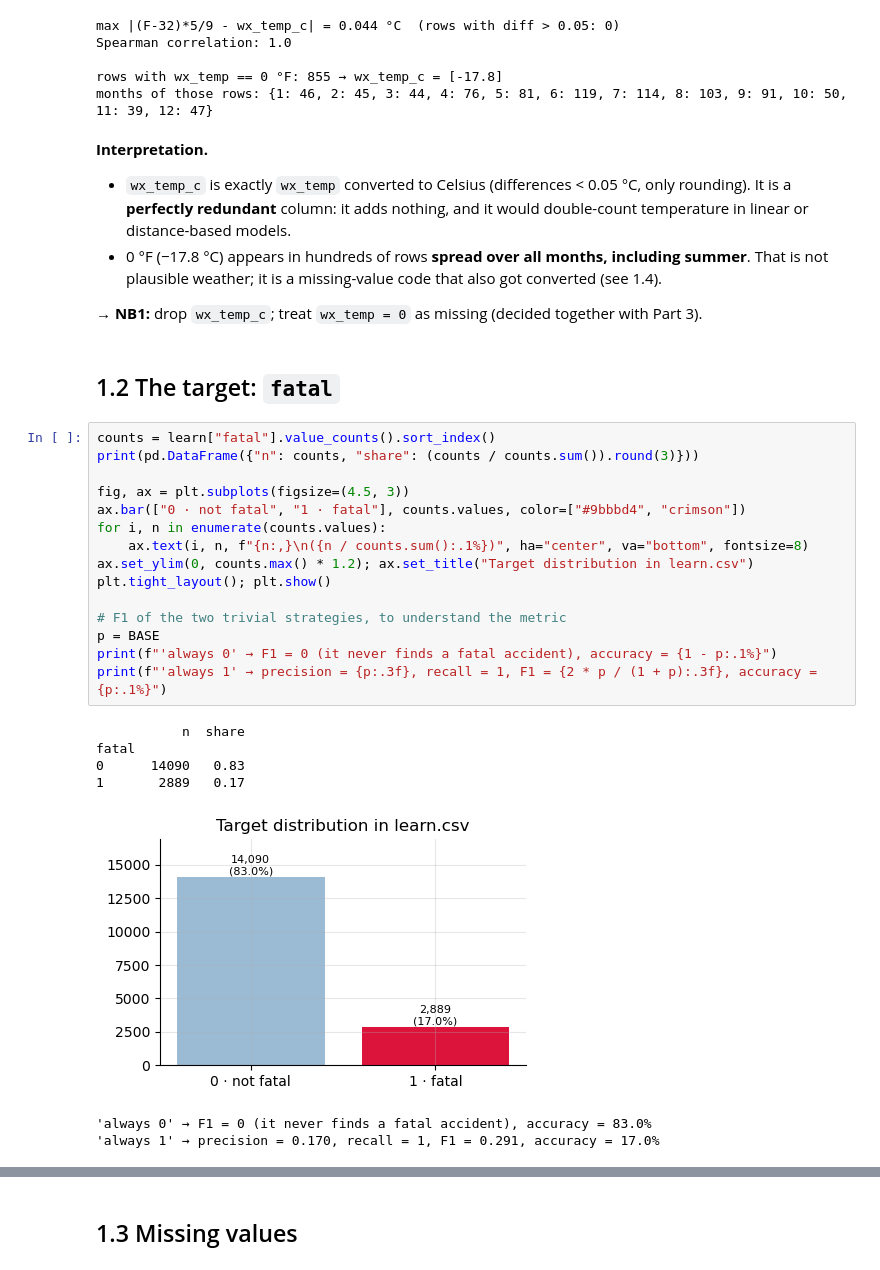
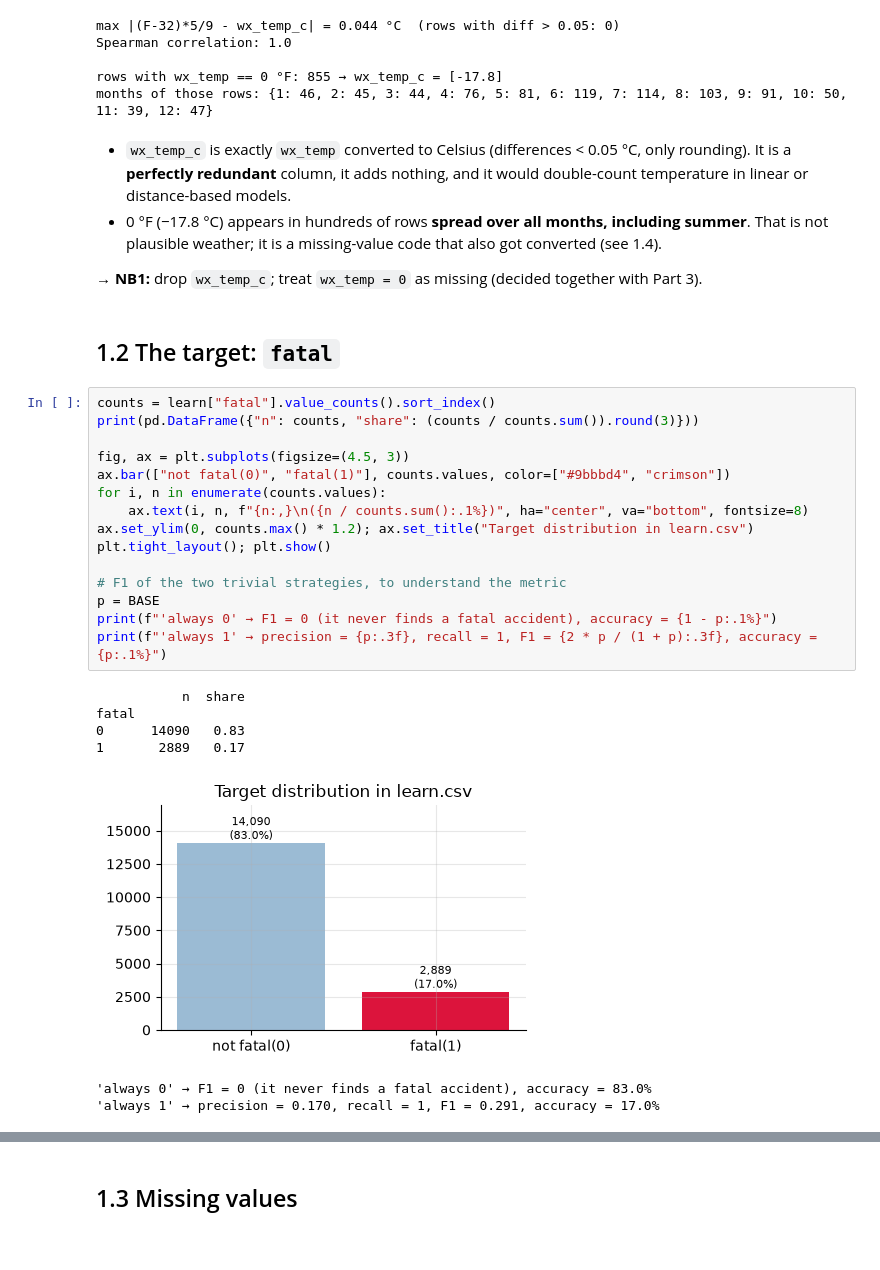
Before and after one commit to JoaoUmbels/MLBROSS, a Jupyter notebook: ML20_NB0_EDA.ipynb, the cells around one changed output, grey strips where cells are left out. Cells and saved outputs as stored; diff of their text form.

```diff
--- a/ML20_NB0_EDA.ipynb
+++ b/ML20_NB0_EDA.ipynb
@@ -183,8 +181,7 @@ Spearman correlation: 1.0
 rows with wx_temp == 0 °F: 855 → wx_temp_c = [-17.8]
 months of those rows: {1: 46, 2: 45, 3: 44, 4: 76, 5: 81, 6: 119, 7: 114, 8: 103, 9: 91, 10: 50, 11: 39, 12: 47}
 # %% [markdown]
-**Interpretation.**
-- `wx_temp_c` is exactly `wx_temp` converted to Celsius (differences < 0.05 °C, only rounding). It is a **perfectly redundant** column: it adds nothing, and it would double-count temperature in linear or distance-based models.
+- `wx_temp_c` is exactly `wx_temp` converted to Celsius (differences < 0.05 °C, only rounding). It is a **perfectly redundant** column, it adds nothing, and it would double-count temperature in linear or distance-based models.
 - 0 °F (−17.8 °C) appears in hundreds of rows **spread over all months, including summer**. That is not plausible weather; it is a missing-value code that also got converted (see 1.4).
 
 **→ NB1:** drop `wx_temp_c`; treat `wx_temp = 0` as missing (decided together with Part 3).
@@ -193,24 +190,24 @@ months of those rows: {1: 46, 2: 45, 3: 44, 4: 76, 5: 81, 6: 119, 7: 114, 8: 103
 # %%
 counts = learn["fatal"].value_counts().sort_index()
 print(pd.DataFrame({"n": counts, "share": (counts / counts.sum()).round(3)}))
 
 fig, ax = plt.subplots(figsize=(4.5, 3))
-ax.bar(["0 · not fatal", "1 · fatal"], counts.values, color=["#9bbbd4", "crimson"])
+ax.bar(["not fatal(0)", "fatal(1)"], counts.values, color=["#9bbbd4", "crimson"])
 for i, n in enumerate(counts.values):
     ax.text(i, n, f"{n:,}\n({n / counts.sum():.1%})", ha="center", va="bottom", fontsize=8)
 ax.set_ylim(0, counts.max() * 1.2); ax.set_title("Target distribution in learn.csv")
 plt.tight_layout(); plt.show()
 
 # F1 of the two trivial strategies, to understand the metric
 p = BASE
 print(f"'always 0' → F1 = 0 (it never finds a fatal accident), accuracy = {1 - p:.1%}")
 print(f"'always 1' → precision = {p:.3f}, recall = 1, F1 = {2 * p / (1 + p):.3f}, accuracy = {p:.1%}")
 # %% [output]
            n  share
 fatal
 0      14090   0.83
 1       2889   0.17
-[figure, old version]
+[figure, new version]
 'always 0' → F1 = 0 (it never finds a fatal accident), accuracy = 83.0%
 'always 1' → precision = 0.170, recall = 1, F1 = 0.291, accuracy = 17.0%
 # %% [markdown]
```
Also changed, not shown: parts of 18 cells of this notebook.
